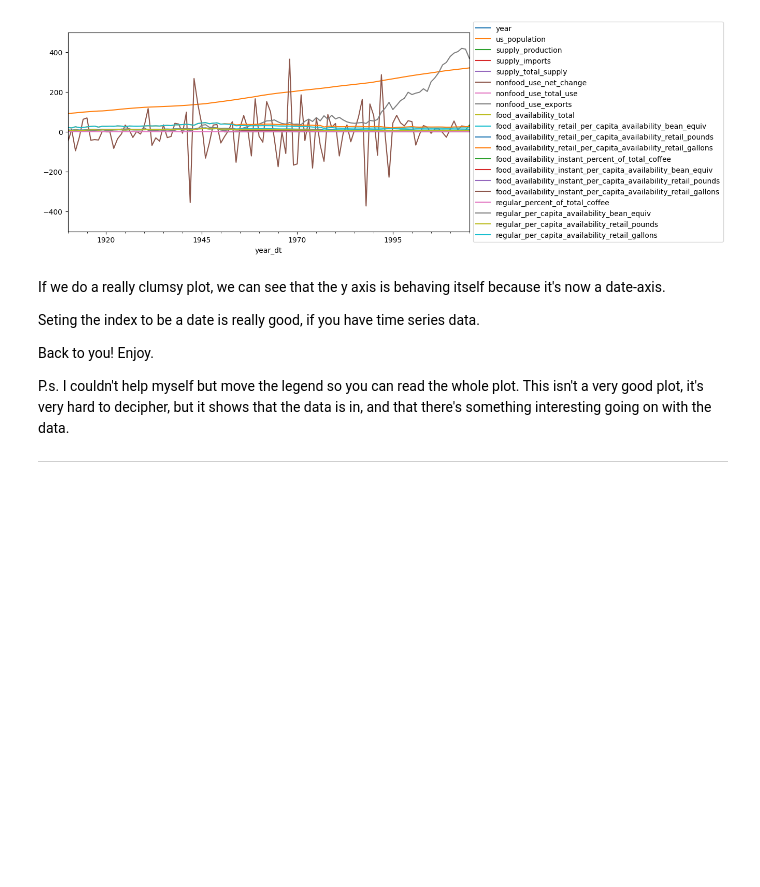
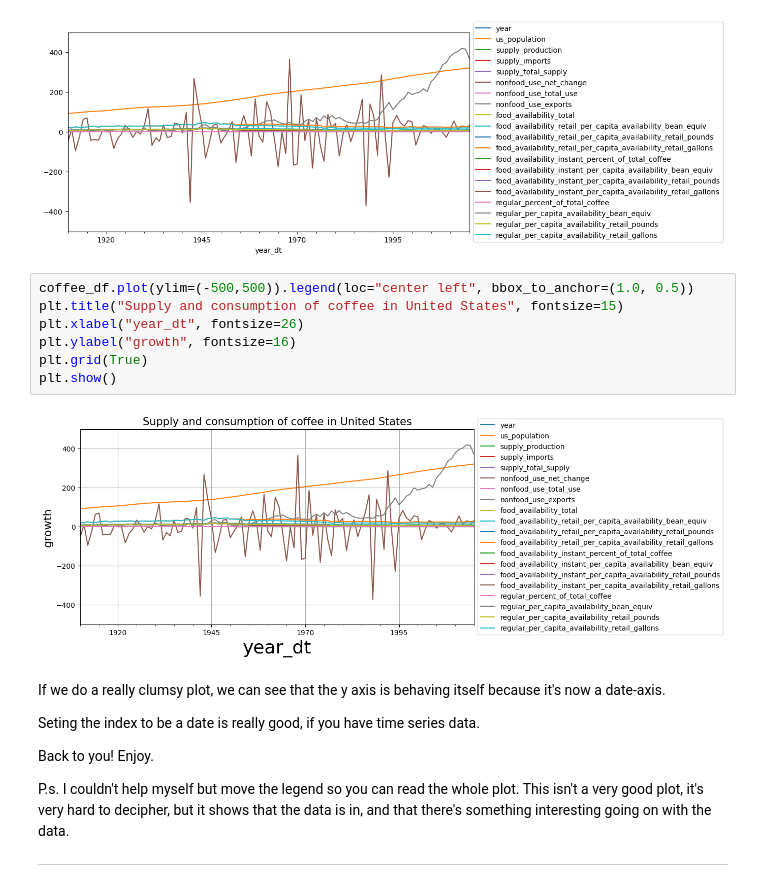
Before and after one commit to shinsooha/DATAproject, a Jupyter notebook: coffee.ipynb, the cells around one changed output. Saved outputs shown, nothing was run; the diff lists cells and outputs as text; blank space fills up the shorter version.

Commit message:
do coffee

```diff
--- a/coffee.ipynb
+++ b/coffee.ipynb
@@ -153,6 +153,15 @@ coffee_df.plot(ylim=(-500,500)).legend(loc="center left", bbox_to_anchor=(1.0, 0
 # %% [output]
 <matplotlib.legend.Legend at 0x...>
 [figure]
+# %%
+coffee_df.plot(ylim=(-500,500)).legend(loc="center left", bbox_to_anchor=(1.0, 0.5))
+plt.title("Supply and consumption of coffee in United States", fontsize=15)
+plt.xlabel("year_dt", fontsize=26)
+plt.ylabel("growth", fontsize=16)
+plt.grid(True)
+plt.show()
+# %% [output]
+[figure, added]
 # %% [markdown]
 If we do a really clumsy plot, we can see that the y axis is behaving itself because it's now a date-axis.
 
```
Also changed, not shown: parts of 3 cells of this notebook.
